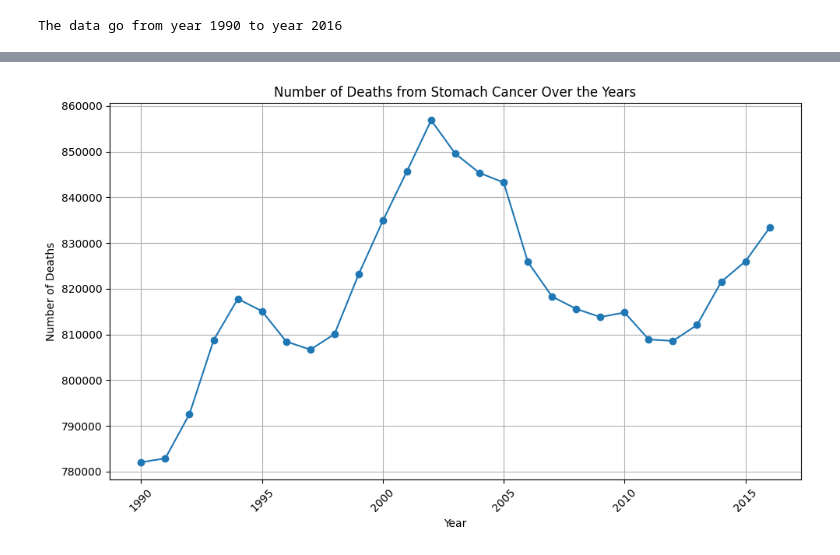
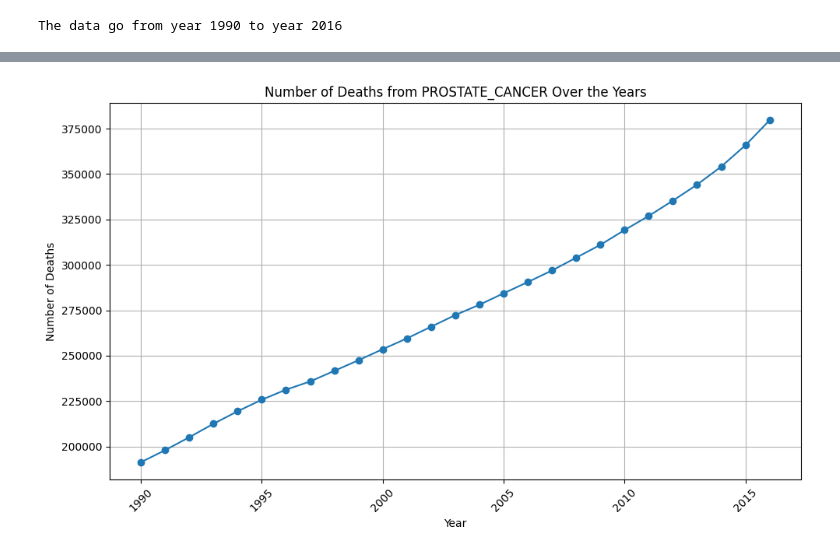
Before and after one commit to emilytsen/cancer_analysis, a Jupyter notebook: graphic/info.ipynb, the cells around one changed output, grey strips where cells are left out. Cells and saved outputs as stored; diff of their text form; code cells hidden in the pictures.

```diff
--- a/graphic/info.ipynb
+++ b/graphic/info.ipynb
@@ -23,13 +34,19 @@ KeyError: "['STOMACH CANCER'] not in index"
 # %%
+# Filter data to include only relevant columns
+stomach_cancer_data = data[['YEAR', 'PROSTATE_CANCER']].copy()
+
+# Group by year and sum the number of cancer deaths
+stomach_cancer_yearly = stomach_cancer_data.groupby('YEAR')['PROSTATE_CANCER'].sum().reset_index()
+
 # Plot the data
 plt.figure(figsize=(10, 6))
-plt.plot(stomach_cancer_yearly['YEAR'], stomach_cancer_yearly['STOMACH CANCER '], marker='o')
+plt.plot(stomach_cancer_yearly['YEAR'], stomach_cancer_yearly['PROSTATE_CANCER'], marker='o')
 plt.xlabel('Year')
 plt.ylabel('Number of Deaths')
-plt.title('Number of Deaths from Stomach Cancer Over the Years')
+plt.title('Number of Deaths from PROSTATE_CANCER Over the Years')
 plt.xticks(rotation=45)
 plt.grid(True)
 plt.tight_layout()
 plt.show()
 # %% [output]
-[figure, old version]
+[figure, new version]
```
Also changed, not shown: parts of 3 cells of this notebook, 3 other files.
